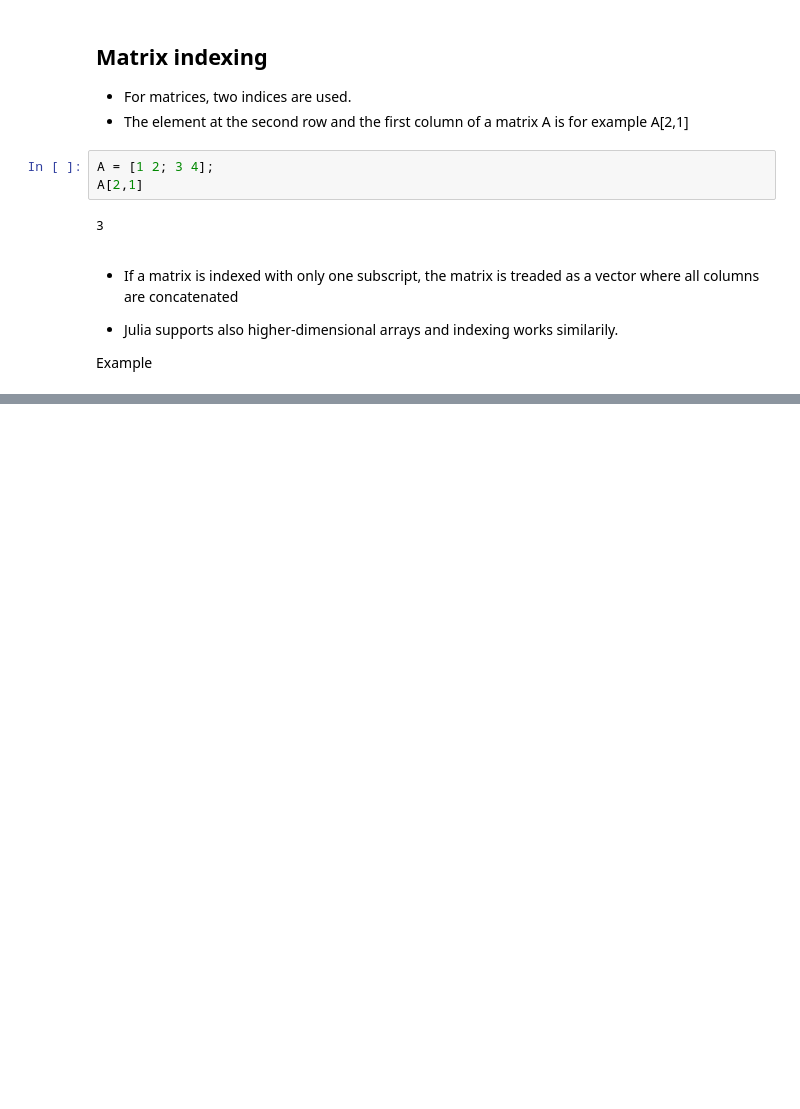
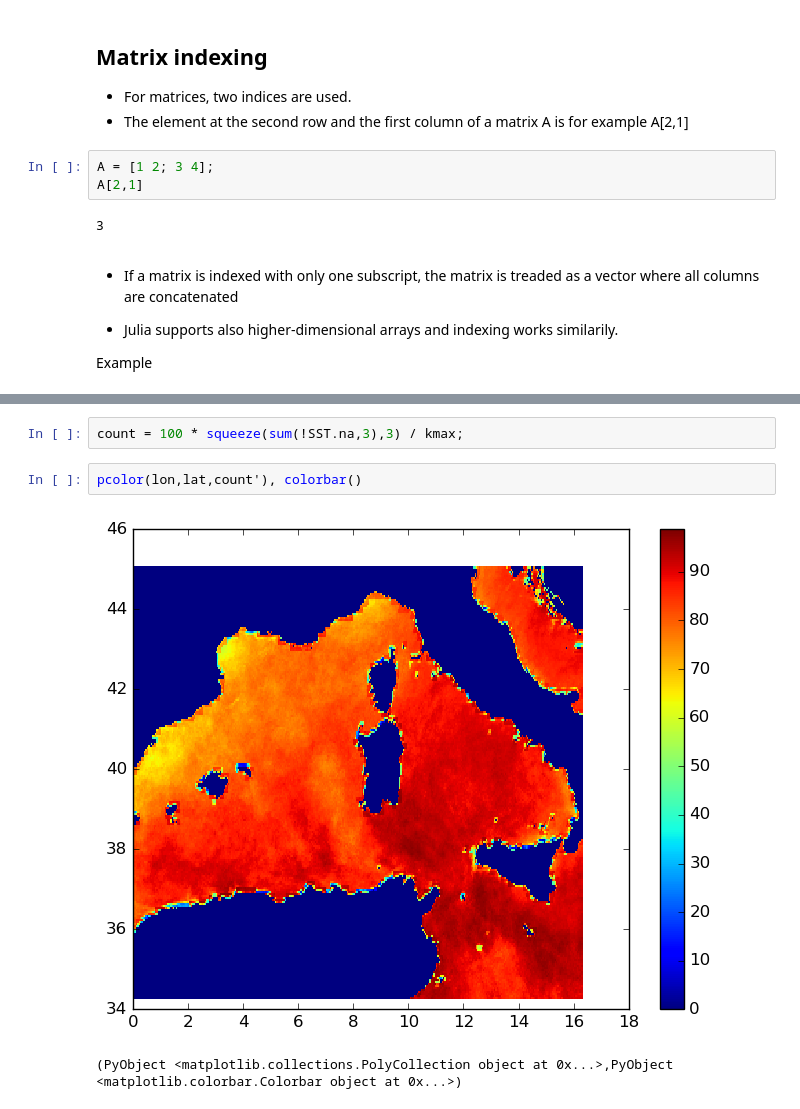
Before and after one commit to Alexander-Barth/JuliaTutorial, a Jupyter notebook: Julia Tutorial of Data Analysis in Oceanography.ipynb, the cells around one changed output, grey strips where cells are left out. Drawn from its saved outputs; the diff is of its cells as text; blank space fills up the shorter version.

```diff
--- a/Julia Tutorial of Data Analysis in Oceanography.ipynb
+++ b/Julia Tutorial of Data Analysis in Oceanography.ipynb
@@ -216,0 +336,7 @@ Example
+# %%
+count = 100 * squeeze(sum(!SST.na,3),3) / kmax;
+# %%
+pcolor(lon,lat,count'), colorbar()
+# %% [output]
+[figure, added]
+(PyObject <matplotlib.collections.PolyCollection object at 0x...>,PyObject <matplotlib.colorbar.Colorbar object at 0x...>)
```
Also changed, not shown: parts of 33 cells of this notebook, 2 other files.
